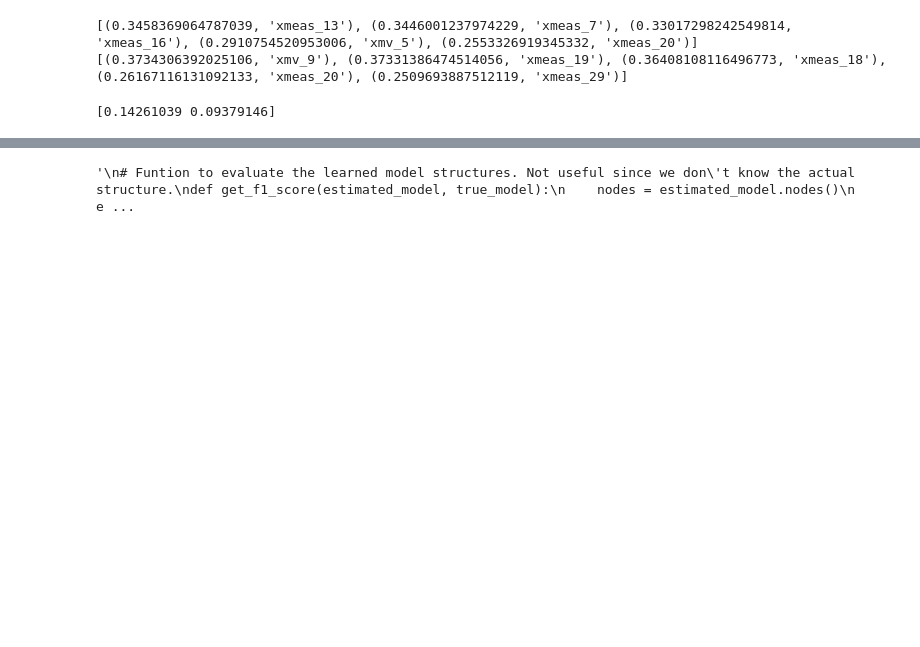
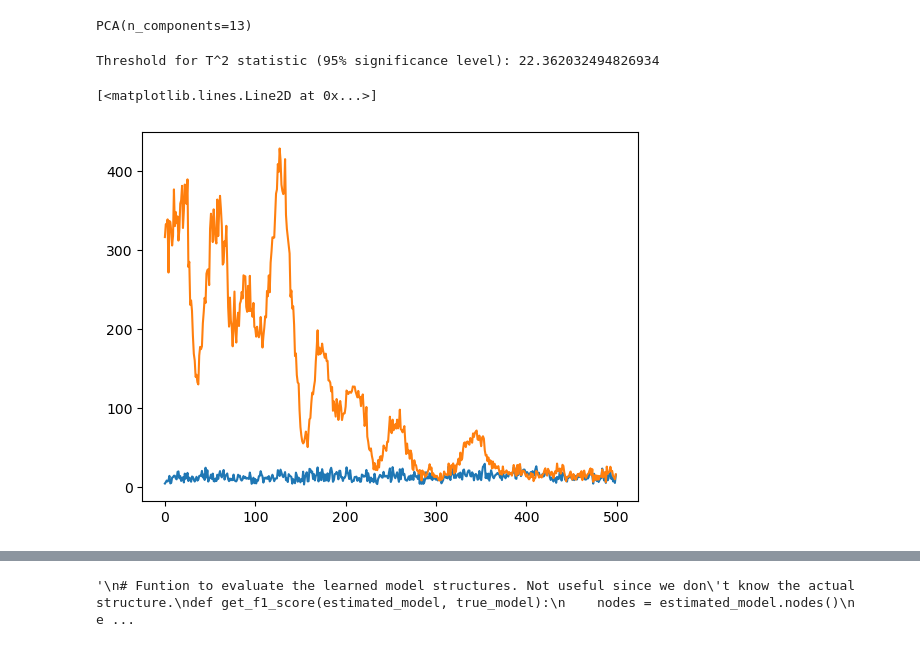
Before and after one commit to oubo2/PhD, a Jupyter notebook: unravel/Analyse_data.ipynb, the cells around one changed output, grey strips where cells are left out. Drawn from its saved outputs; the diff is of its cells as text; code cells hidden in the pictures; blank space fills up the shorter version.

Commit message:
Add week 3 and 4 meeting minutes. Add T2 score, more example to construct and draw causal network.

```diff
--- a/unravel/Analyse_data.ipynb
+++ b/unravel/Analyse_data.ipynb
@@ -26,0 +31,6 @@ df_train_normal.head()
+# %%
+# only keep continuous variables, xmeas_1 - xmeas_22
+df_train_normal = train_normal[train_normal.simulationRun==1].iloc[:,3:25]
+df_train_faulty = train_faulty[(train_faulty.simulationRun==1) & (train_faulty.faultNumber==1)].iloc[:,3:25]
+df_test_normal = test_normal[test_normal.simulationRun==1].iloc[:,3:25]
+df_train_normal.head()
@@ -27,22 +60,12 @@ df_train_normal.head()
 # %%
 # PCA
 import pandas as pd
-from sklearn.decomposition import PCA
+from sklearn.decomposition import PCA, KernelPCA
 from sklearn.preprocessing import StandardScaler
-
-pca = PCA(n_components=2)
-x = StandardScaler().fit_transform(df_train_normal)
-principalComponents = pca.fit_transform(x)
-principalDf = pd.DataFrame(data = principalComponents, columns = ['principal component 1', 'principal component 2'])
+kComponents = 13
+pca = PCA(kComponents)
+ss = StandardScaler()
+x = ss.fit_transform(df_train_normal)
+pca.fit(x)
+# %% [output]
+PCA(n_components=13)
-# %%
-name = list(df_train_normal.columns)
-score = abs(pca.components_)
-print(sorted(zip(score[0], name), reverse=True)[:5])
-print(sorted(zip(score[1], name), reverse=True)[:5])
-# %% [output]
-[(0.3458369064787039, 'xmeas_13'), (0.3446001237974229, 'xmeas_7'), (0.33017298242549814, 'xmeas_16'), (0.2910754520953006, 'xmv_5'), (0.2553326919345332, 'xmeas_20')]
-[(0.3734306392025106, 'xmv_9'), (0.37331386474514056, 'xmeas_19'), (0.36408108116496773, 'xmeas_18'), (0.26167116131092133, 'xmeas_20'), (0.2509693887512119, 'xmeas_29')]
-# %%
-print(pca.explained_variance_ratio_)
-# %% [output]
-[0.14261039 0.09379146]
@@ -48,0 +122,19 @@ print(pca.explained_variance_ratio_)
+# %%
+from scipy.stats import chi2
+
+# Obtain the threshold value from the Chi-squared distribution
+threshold = chi2.ppf(0.95, kComponents)
+
+print("Threshold for T^2 statistic (95% significance level):", threshold)
+# %% [output]
+Threshold for T^2 statistic (95% significance level): 22.362032494826934
+# %%
+t_squared_scores = hotelling_t_squared(x, pca)
+plt.plot(t_squared_scores)
+
+x_2 = ss.transform(df_train_faulty,copy=None)
+t_squared_scores = hotelling_t_squared(x_2, pca)
+plt.plot(t_squared_scores)
+# %% [output]
+[<matplotlib.lines.Line2D at 0x...>]
+[figure, added]
```
Also changed, not shown: parts of 19 cells of this notebook, 4 other files.
